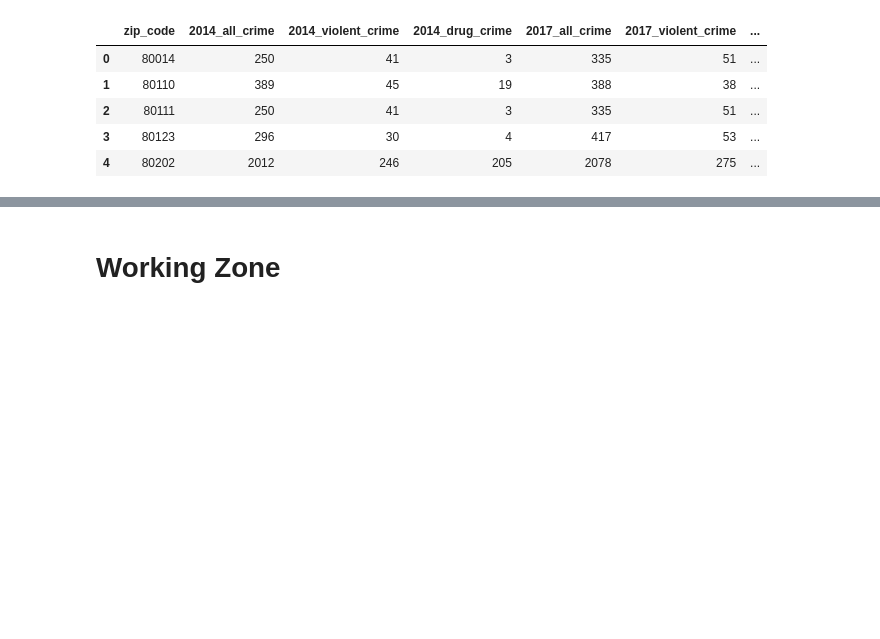
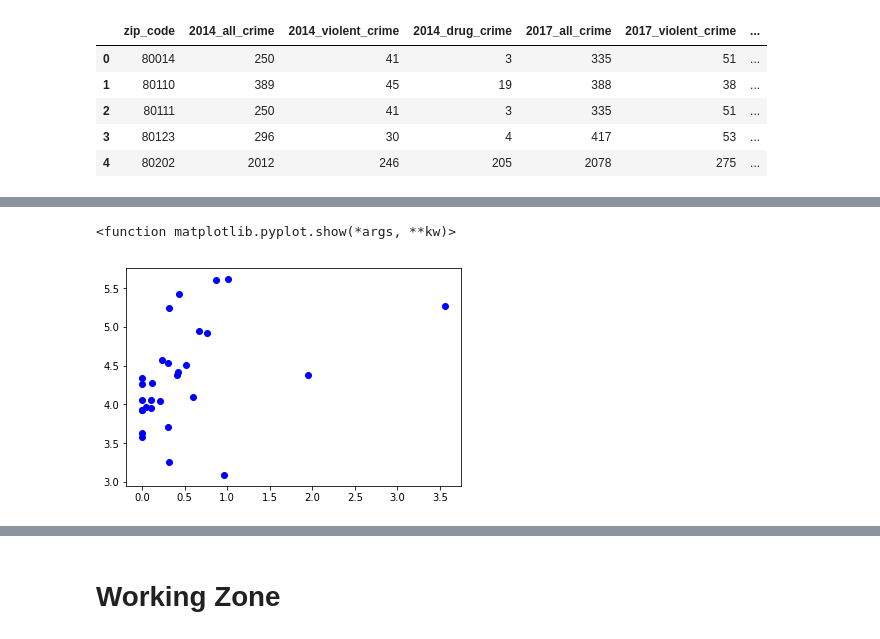
Before and after one commit to zapatos24/Mod_3_Final_Project, a Jupyter notebook: mod_3_final_project_jeremy_wip.ipynb, the cells around one changed output, grey strips where cells are left out. Drawn from its saved outputs; the diff is of its cells as text; code cells hidden in the pictures; blank space fills up the shorter version.

```diff
--- a/mod_3_final_project_jeremy_wip.ipynb
+++ b/mod_3_final_project_jeremy_wip.ipynb
@@ -509,3 +516,10 @@ pd.read_sql_query('''SELECT * FROM zip_code_statistics LIMIT 5''', conn)
 # %%
 c.close()
 conn.close()
+# %%
+final_df_income_pop.drop('2017_violent_log', axis=1, inplace=True)
+final_df_income_pop.drop('2017_drug_log', axis=1, inplace=True)
+# %%
+final_df_income_pop['violent_log_2017'] = np.log(final_df_income_pop['2017_violent_crime'])
+final_df_income_pop['drug_log_2017'] = np.log(final_df_income_pop['2017_drug_crime'])
+final_df_income_pop
@@ -511,0 +576,5 @@ conn.close()
+# %%
+violent_dispensary_2017 = final_df_income_pop.sort_values('violent_log_2017')[['violent_log_2017',
+                                                                               'store_per_1Kpeople']].reset_index()
+violent_dispensary_2017.drop('index', axis=1, inplace=True)
+violent_dispensary_2017
@@ -511,0 +599,7 @@ conn.close()
+# %%
+plt.scatter(violent_dispensary_2017.store_per_1Kpeople, violent_dispensary_2017.violent_log_2017, c='blue')
+plt.plot()
+plt.show
+# %% [output]
+<function matplotlib.pyplot.show(*args, **kw)>
+[figure, added]
```
Also changed, not shown: parts of 8 cells of this notebook, 1 other file.
